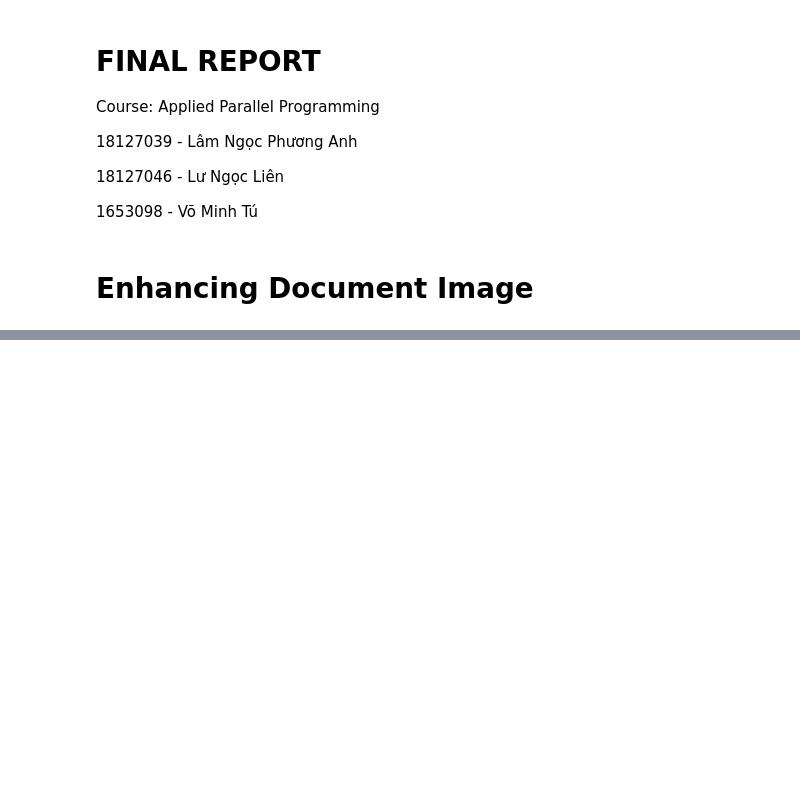
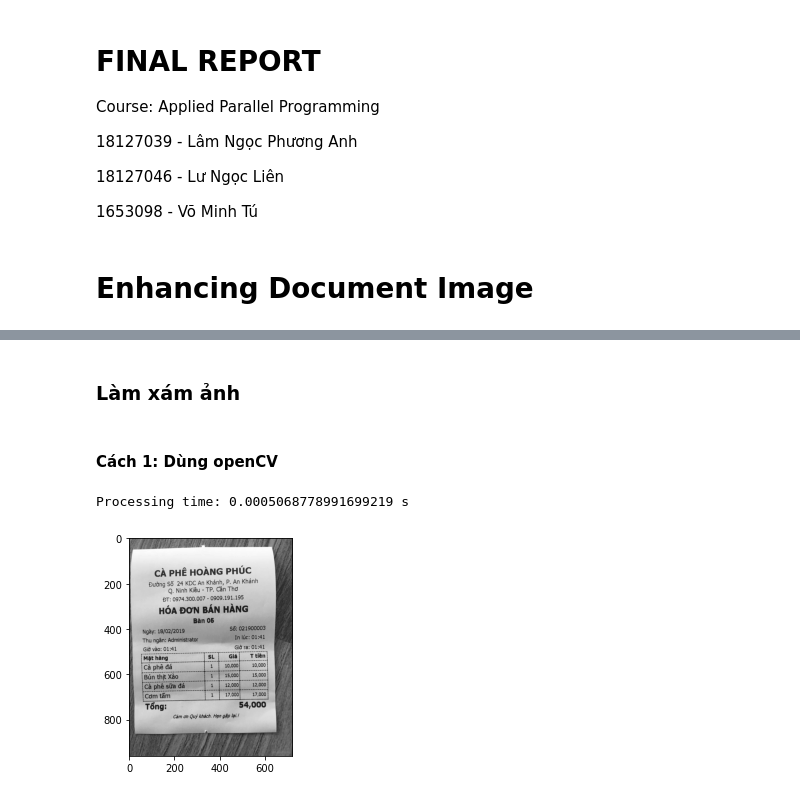
Before and after one commit to lnpanh/CSC14116, a Jupyter notebook: Report.ipynb, the cells around one changed output, grey strips where cells are left out. Saved outputs shown, nothing was run; the diff lists cells and outputs as text; code cells hidden in the pictures; blank space fills up the shorter version.

```diff
--- a/Report.ipynb
+++ b/Report.ipynb
@@ -102,0 +108,16 @@ Secondly, we discuss why Enhance Document Image need parallel programming to spe
+# %%
+img = asarray(Image.open('img.png'))
+# %% [markdown]
+### Làm xám ảnh
+# %% [markdown]
+#### Cách 1: Dùng openCV
+# %%
+start = time.time()
+gray_cv = cv2.cvtColor(img, cv2.COLOR_BGR2GRAY)
+end = time.time()
+
+print(f'Processing time: {end - start} s')
+plt.imshow(gray_cv, cmap ='gray');
+# %% [output]
+Processing time: 0.0005068778991699219 s
+[figure, added]
```
Also changed, not shown: parts of 37 cells of this notebook.
